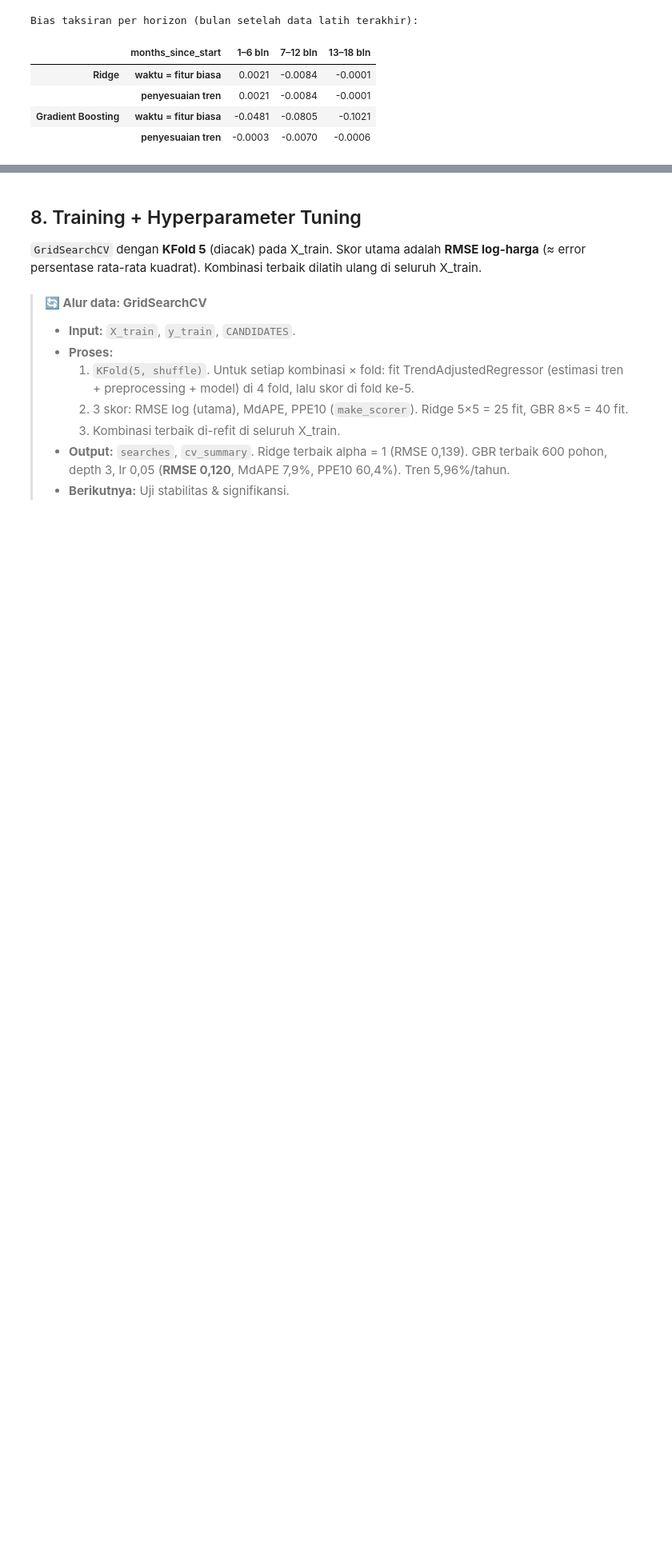
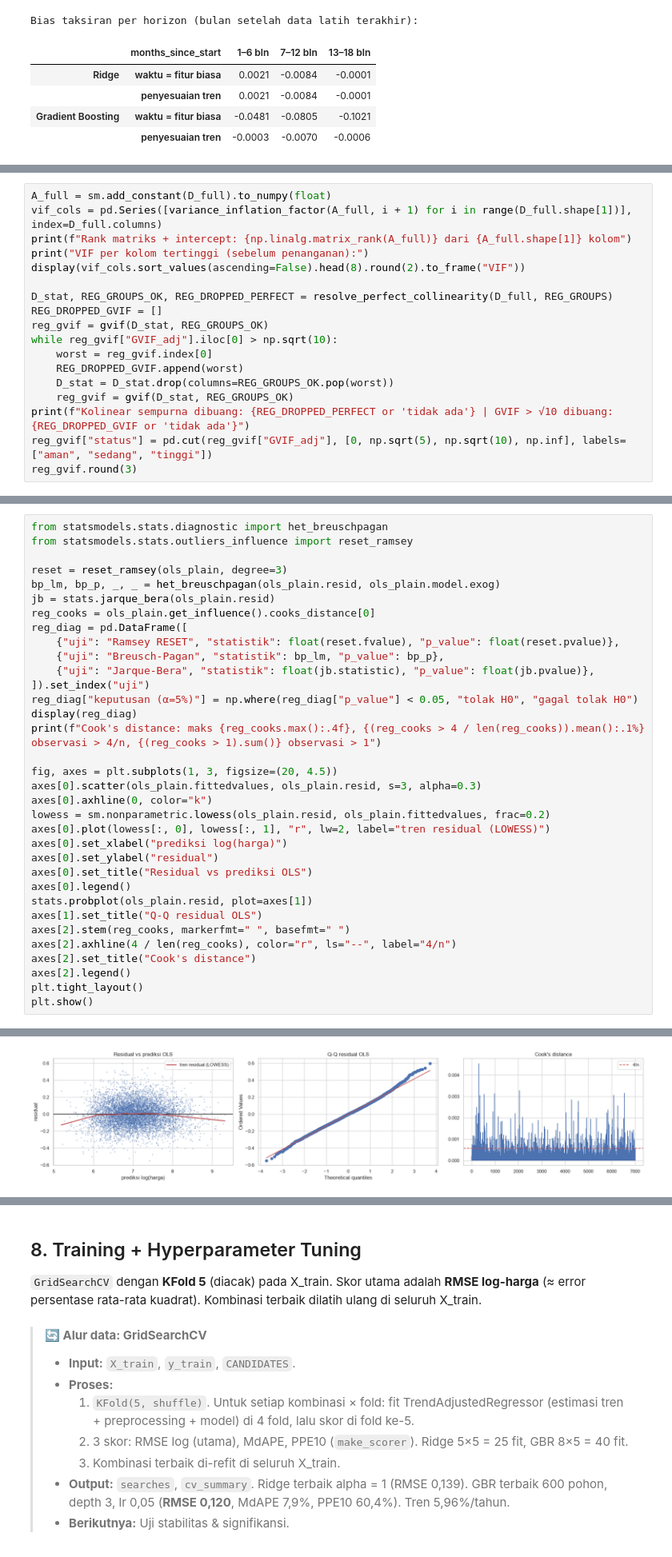
Before and after one commit to ikhsannur1996/regression, a Jupyter notebook: notebooks/property_valuation_end_to_end.ipynb, the cells around one changed output, grey strips where cells are left out. Shown at 80% size. Cells and saved outputs as stored; diff of their text form; blank space fills up the shorter version.

Commit message:
Add statistical model section (OLS hedonik, GVIF, diagnostik) + refresh model & notebook

```diff
--- a/notebooks/property_valuation_end_to_end.ipynb
+++ b/notebooks/property_valuation_end_to_end.ipynb
@@ -667,0 +726,18 @@ Bias taksiran per horizon (bulan setelah data latih terakhir):
+# %%
+A_full = sm.add_constant(D_full).to_numpy(float)
+vif_cols = pd.Series([variance_inflation_factor(A_full, i + 1) for i in range(D_full.shape[1])], index=D_full.columns)
+print(f"Rank matriks + intercept: {np.linalg.matrix_rank(A_full)} dari {A_full.shape[1]} kolom")
+print("VIF per kolom tertinggi (sebelum penanganan):")
+display(vif_cols.sort_values(ascending=False).head(8).round(2).to_frame("VIF"))
+
+D_stat, REG_GROUPS_OK, REG_DROPPED_PERFECT = resolve_perfect_collinearity(D_full, REG_GROUPS)
+REG_DROPPED_GVIF = []
+reg_gvif = gvif(D_stat, REG_GROUPS_OK)
+while reg_gvif["GVIF_adj"].iloc[0] > np.sqrt(10):
+    worst = reg_gvif.index[0]
+    REG_DROPPED_GVIF.append(worst)
+    D_stat = D_stat.drop(columns=REG_GROUPS_OK.pop(worst))
+    reg_gvif = gvif(D_stat, REG_GROUPS_OK)
+print(f"Kolinear sempurna dibuang: {REG_DROPPED_PERFECT or 'tidak ada'} | GVIF > √10 dibuang: {REG_DROPPED_GVIF or 'tidak ada'}")
+reg_gvif["status"] = pd.cut(reg_gvif["GVIF_adj"], [0, np.sqrt(5), np.sqrt(10), np.inf], labels=["aman", "sedang", "tinggi"])
+reg_gvif.round(3)
@@ -667,0 +907,35 @@ Bias taksiran per horizon (bulan setelah data latih terakhir):
+# %%
+from statsmodels.stats.diagnostic import het_breuschpagan
+from statsmodels.stats.outliers_influence import reset_ramsey
+
+reset = reset_ramsey(ols_plain, degree=3)
+bp_lm, bp_p, _, _ = het_breuschpagan(ols_plain.resid, ols_plain.model.exog)
+jb = stats.jarque_bera(ols_plain.resid)
+reg_cooks = ols_plain.get_influence().cooks_distance[0]
+reg_diag = pd.DataFrame([
+    {"uji": "Ramsey RESET", "statistik": float(reset.fvalue), "p_value": float(reset.pvalue)},
+    {"uji": "Breusch-Pagan", "statistik": bp_lm, "p_value": bp_p},
+    {"uji": "Jarque-Bera", "statistik": float(jb.statistic), "p_value": float(jb.pvalue)},
+]).set_index("uji")
+reg_diag["keputusan (α=5%)"] = np.where(reg_diag["p_value"] < 0.05, "tolak H0", "gagal tolak H0")
+display(reg_diag)
+print(f"Cook's distance: maks {reg_cooks.max():.4f}, {(reg_cooks > 4 / len(reg_cooks)).mean():.1%} observasi > 4/n, {(reg_cooks > 1).sum()} observasi > 1")
+
+fig, axes = plt.subplots(1, 3, figsize=(20, 4.5))
+axes[0].scatter(ols_plain.fittedvalues, ols_plain.resid, s=3, alpha=0.3)
+axes[0].axhline(0, color="k")
+lowess = sm.nonparametric.lowess(ols_plain.resid, ols_plain.fittedvalues, frac=0.2)
+axes[0].plot(lowess[:, 0], lowess[:, 1], "r", lw=2, label="tren residual (LOWESS)")
+axes[0].set_xlabel("prediksi log(harga)")
+axes[0].set_ylabel("residual")
+axes[0].set_title("Residual vs prediksi OLS")
+axes[0].legend()
+stats.probplot(ols_plain.resid, plot=axes[1])
+axes[1].set_title("Q-Q residual OLS")
+axes[2].stem(reg_cooks, markerfmt=" ", basefmt=" ")
+axes[2].axhline(4 / len(reg_cooks), color="r", ls="--", label="4/n")
+axes[2].set_title("Cook's distance")
+axes[2].legend()
+plt.tight_layout()
+plt.show()
+# %% [output]
@@ -667,0 +948 @@ Bias taksiran per horizon (bulan setelah data latih terakhir):
+[figure, added]
```
Also changed, not shown: parts of 16 cells of this notebook, 4 other files.
